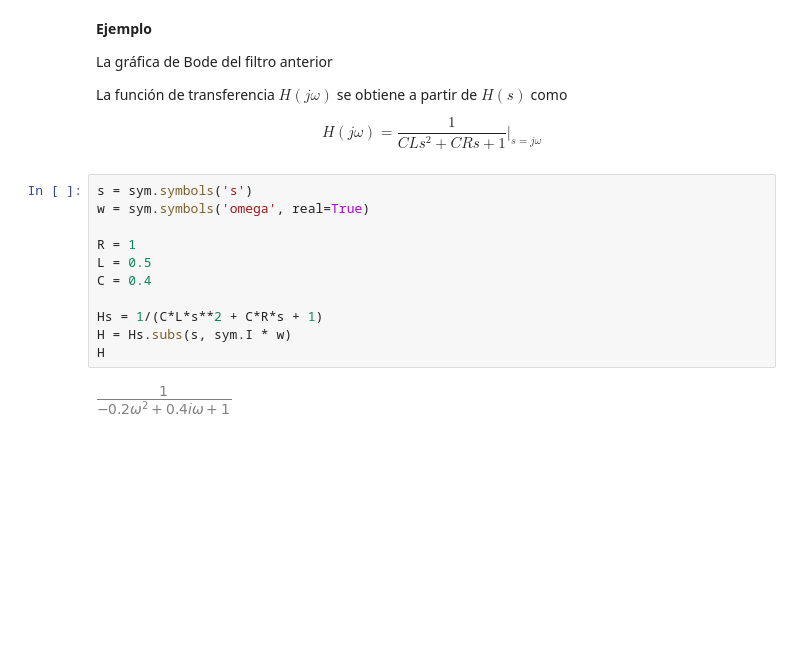
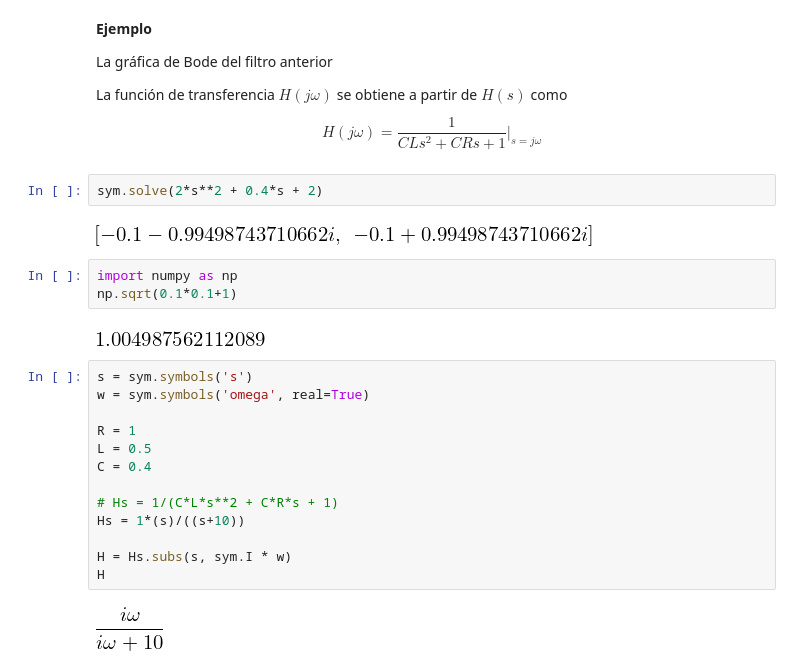
Before and after one commit to pierrediazp/Se-ales_y_Sistemas, a Jupyter notebook: 07_Modelos_en_Frecuencia.ipynb, the cells around one changed output. Cells and saved outputs as stored; diff of their text form; blank space fills up the shorter version.

```diff
--- a/07_Modelos_en_Frecuencia.ipynb
+++ b/07_Modelos_en_Frecuencia.ipynb
@@ -230,19 +230,30 @@ La función de transferencia $H(j \omega)$ se obtiene a partir de $H(s)$ como
 \begin{equation}
 H(j \omega) = \frac{1}{C L s^2 + C R s + 1} \bigg\rvert_{s = j \omega}
 \end{equation}
+# %%
+sym.solve(2*s**2 + 0.4*s + 2)
+# %% [output]
+[figure, added]
+# %%
+import numpy as np
+np.sqrt(0.1*0.1+1)
+# %% [output]
+[figure, added]
 # %%
 s = sym.symbols('s')
 w = sym.symbols('omega', real=True)
 
 R = 1
 L = 0.5
 C = 0.4
 
-Hs = 1/(C*L*s**2 + C*R*s + 1)
+# Hs = 1/(C*L*s**2 + C*R*s + 1)
+Hs = 1*(s)/((s+10))
+
 H = Hs.subs(s, sym.I * w)
 H
 # %% [output]
-[figure, old version]
+[figure, new version]
 # %%
 plt.rcParams['figure.figsize'] = 6, 3
 
```
Also changed, not shown: parts of 6 cells of this notebook, 7 other files.
